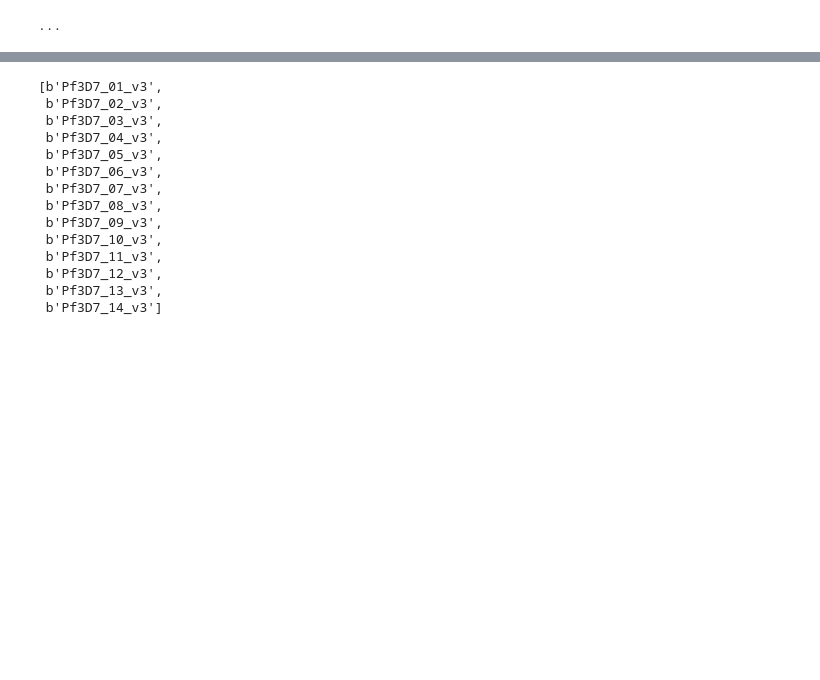
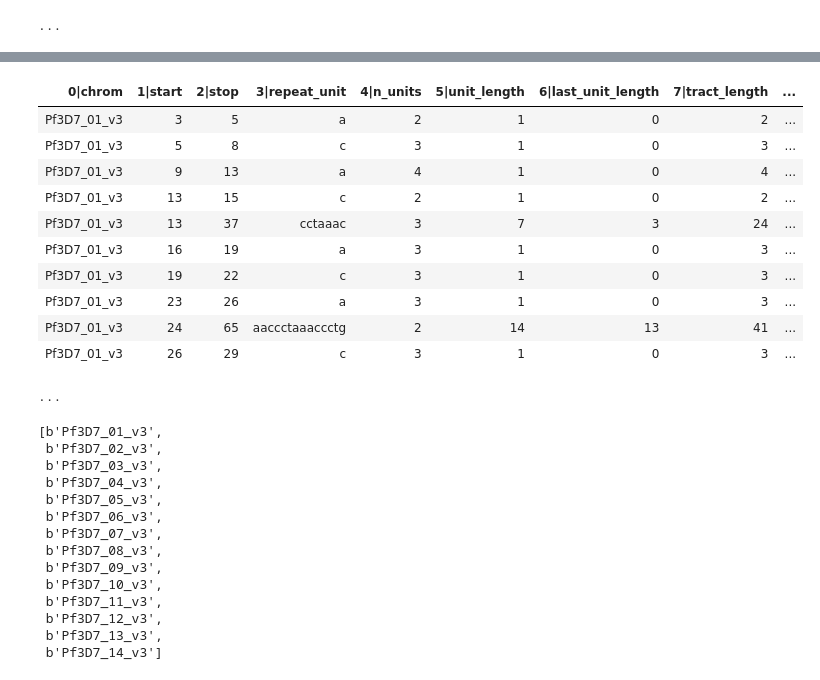
Before and after one commit to wtchg-kwiatkowski/pfx-paper-2015, a Jupyter notebook: supplementary/notebooks/indels_strs.ipynb, the cells around one changed output, grey strips where cells are left out. Saved outputs shown, nothing was run; the diff lists cells and outputs as text; code cells hidden in the pictures; blank space fills up the shorter version.

```diff
--- a/supplementary/notebooks/indels_strs.ipynb
+++ b/supplementary/notebooks/indels_strs.ipynb
@@ -168,3 +237,18 @@ tbl
+# %%
+tbl.sort(key=('chrom', 'start')).display(10)
+# %% [output]
+| 0|chrom | 1|start | 2|stop | 3|repeat_unit | 4|n_units | 5|unit_length | 6|last_unit_length | 7|tract_length | ... |
+| Pf3D7_01_v3 | 3 | 5 | a | 2 | 1 | 0 | 2 | ... |
+| Pf3D7_01_v3 | 5 | 8 | c | 3 | 1 | 0 | 3 | ... |
+| Pf3D7_01_v3 | 9 | 13 | a | 4 | 1 | 0 | 4 | ... |
+| Pf3D7_01_v3 | 13 | 15 | c | 2 | 1 | 0 | 2 | ... |
+| Pf3D7_01_v3 | 13 | 37 | cctaaac | 3 | 7 | 3 | 24 | ... |
+| Pf3D7_01_v3 | 16 | 19 | a | 3 | 1 | 0 | 3 | ... |
+| Pf3D7_01_v3 | 19 | 22 | c | 3 | 1 | 0 | 3 | ... |
+| Pf3D7_01_v3 | 23 | 26 | a | 3 | 1 | 0 | 3 | ... |
+| Pf3D7_01_v3 | 24 | 65 | aaccctaaaccctg | 2 | 14 | 13 | 41 | ... |
+| Pf3D7_01_v3 | 26 | 29 | c | 3 | 1 | 0 | 3 | ... |
+...
 # %%
 CHROMOSOMES
 # %% [output]
```
Also changed, not shown: parts of 43 cells of this notebook, 1 other file.
